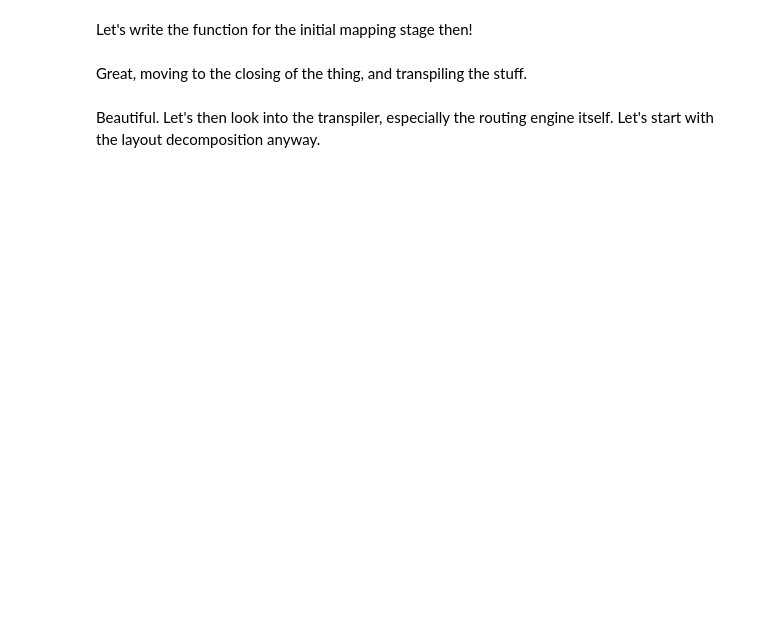
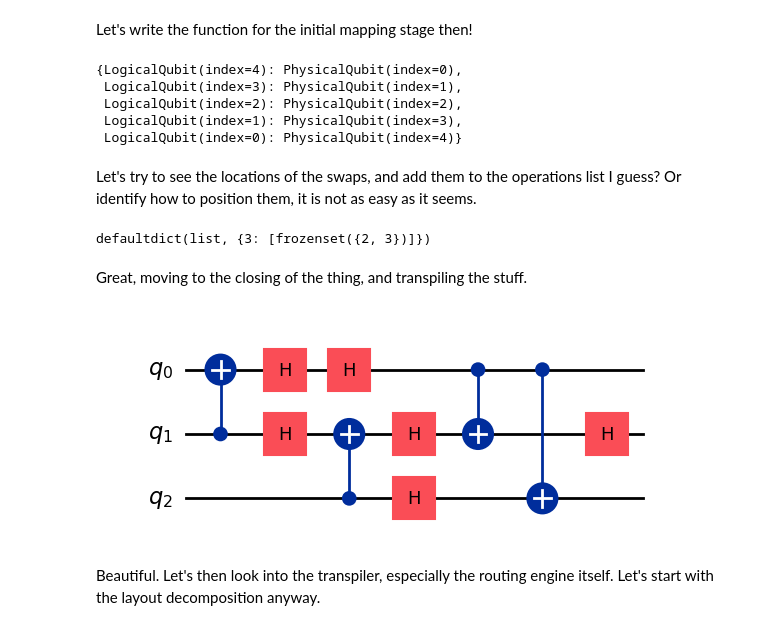
Before and after one commit to strategy155/quariadne, a Jupyter notebook: notebook/MILP reconstruction.ipynb, the cells around one changed output. Drawn from its saved outputs; the diff is of its cells as text; code cells hidden in the pictures; blank space fills up the shorter version.

```diff
--- a/notebook/MILP reconstruction.ipynb
+++ b/notebook/MILP reconstruction.ipynb
@@ -221,16 +365,42 @@ for mapping in defined_mappings:
 Let's write the function for the initial mapping stage then!
 # %%
 initial_mapping = np.argwhere(reconstructed_mapping[0])
-initial_mapping
+initial_mapping_casted = initial_mapping.tolist()
+physical_by_logical_initial_mapping = {quariadne.circuit.LogicalQubit(logical_idx): quariadne.circuit.PhysicalQubit(physical_idx) for physical_idx, logical_idx in initial_mapping_casted}
+physical_by_logical_initial_mapping
+# %% [output]
+{LogicalQubit(index=4): PhysicalQubit(index=0),
+ LogicalQubit(index=3): PhysicalQubit(index=1),
+ LogicalQubit(index=2): PhysicalQubit(index=2),
+ LogicalQubit(index=1): PhysicalQubit(index=3),
+ LogicalQubit(index=0): PhysicalQubit(index=4)}
+# %% [markdown]
+Let's try to see the locations of the swaps, and add them to the operations list I guess? Or identify how to position them, it is not as easy as it seems.
+# %%
+import collections
+
+WORST_SPACING = 3 ** 2
+swap_pairs_by_timestep = collections.defaultdict(list)
+defined_movements = np.argwhere(reconstructed_movement_variables)
+for movement in defined_movements:
+    timestep, logical_qubit, from_qubit, to_qubit = movement.tolist()
+    swap_pair = frozenset((from_qubit, to_qubit,))
+    if from_qubit != to_qubit:
+        current_timestep_swaps = swap_pairs_by_timestep[timestep // WORST_SPACING + 1]
+        if swap_pair not in current_timestep_swaps:
+            current_timestep_swaps.append(swap_pair)
+
+swap_pairs_by_timestep
+# %% [output]
+defaultdict(list, {3: [frozenset({2, 3})]})
 # %% [markdown]
 Great, moving to the closing of the thing, and transpiling the stuff.
 # %%
 from qiskit.transpiler import generate_preset_pass_manager
 
-pm = generate_preset_pass_manager(backend=manila_backend, optimization_level=0, layout_method="trivial")
-# ... and use it (as many times as you like).
-physical = pm.run(random_broken_circuit)
-physical.draw("mpl")
+random_broken_circuit.draw("mpl")
+# %% [output]
+[figure, added]
 # %% [markdown]
 Beautiful. Let's then look into the transpiler, especially the routing engine itself.  Let's start with the layout decomposition anyway.
 # %%
```
Also changed, not shown: parts of 19 cells of this notebook, 1 other file.
